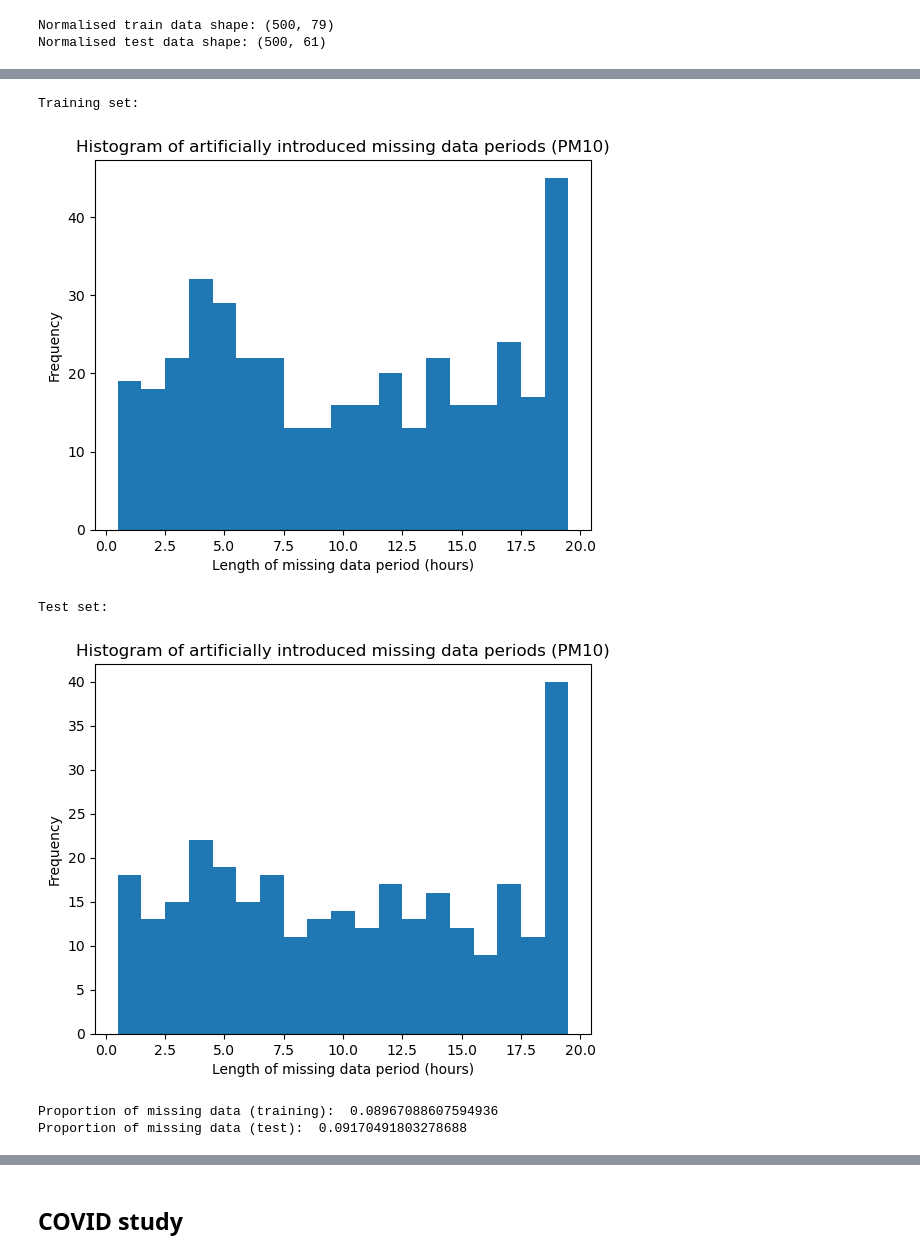
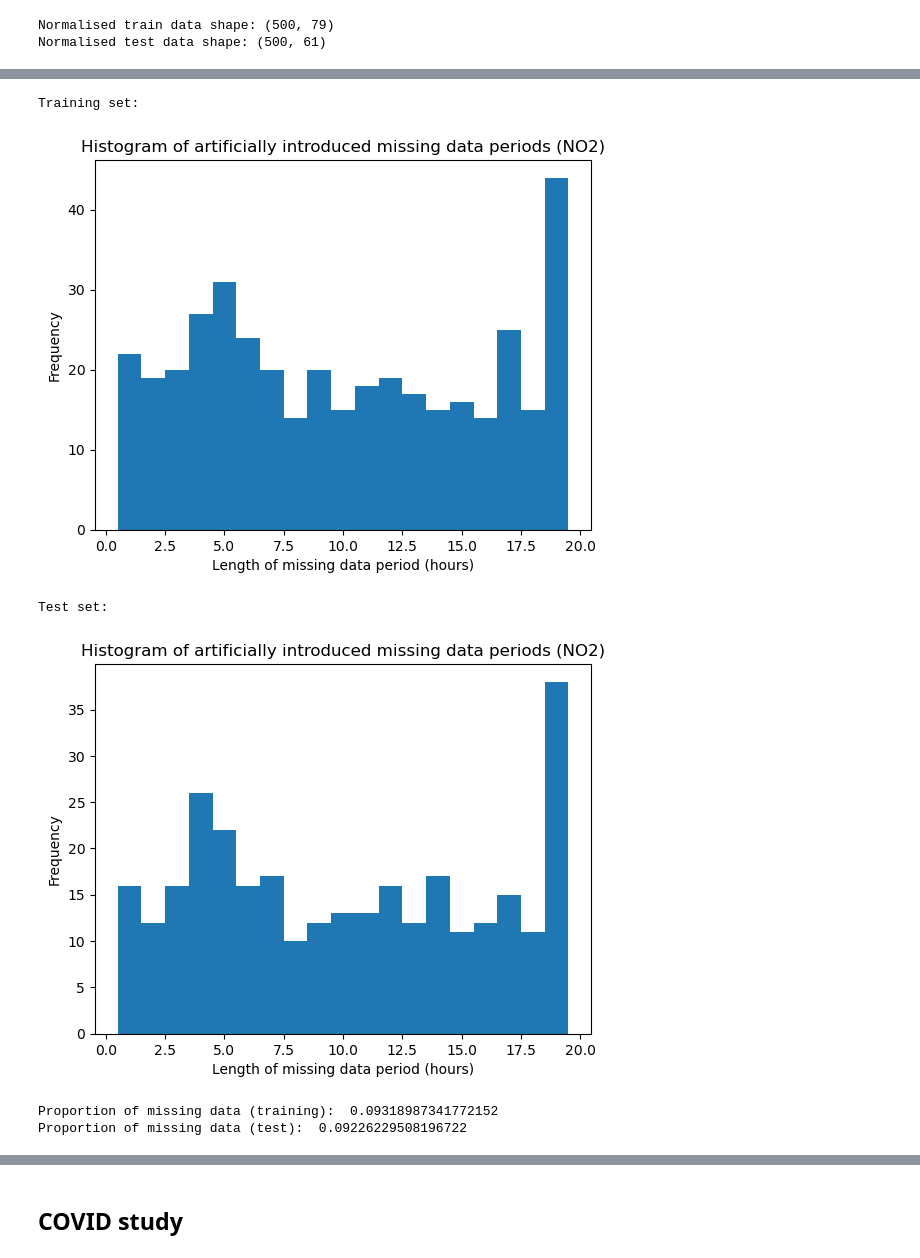
Before and after one commit to michellewl/AQ-graph-prop, a Jupyter notebook: multi_species_propagation.ipynb, the cells around one changed output, grey strips where cells are left out. Drawn from its saved outputs; the diff is of its cells as text; code cells hidden in the pictures.

```diff
--- a/multi_species_propagation.ipynb
+++ b/multi_species_propagation.ipynb
@@ -84,6 +84,8 @@ End date: 2019-12-31 00:00:00
 Hourly data shape: (210384, 375)
 Start date: 1996-01-01 00:00:00
 End date: 2019-12-31 23:00:00
+# %%
+species_to_test = "NO2"
 # %% [markdown]
 ## Daily data
 # %%
@@ -533,24 +519,24 @@ normalised_train
 # %%
 # INTRODUCE CONSECUTIVE GAPS
 
 gap_proportion = 0.2 # Proportion of missing entries
 max_period_length = 20 # Maximum length of missing data periods
-species = 'PM10' # Name of the species for which gaps are introduced
+species = species_to_test # Name of the species for which gaps are introduced
 
 print("Training set:")
 gap_indices_train, true_values_train, subset_train = introduce_gaps(normalised_train, gap_proportion, max_period_length=max_period_length, species=species, plot_histogram=True)
 print("Test set:")
 gap_indices_test, true_values_test, subset_test = introduce_gaps(normalised_test, gap_proportion, max_period_length=max_period_length, species=species, plot_histogram=True)
 
 print(f"Proportion of missing data (training): ", subset_train.isna().sum().sum()/(subset_train.size))
 print(f"Proportion of missing data (test): ", subset_test.isna().sum().sum()/(subset_test.size))
 # %% [output]
 Training set:
-[figure, old version]
+[figure, new version]
 Test set:
-[figure, old version]
+[figure, new version]
-Proportion of missing data (training):  0.08967088607594936
-Proportion of missing data (test):  0.09170491803278688
+Proportion of missing data (training):  0.09318987341772152
+Proportion of missing data (test):  0.09226229508196722
 # %%
 # BASELINE METHODS
 
```
Also changed, not shown: parts of 13 cells of this notebook.
